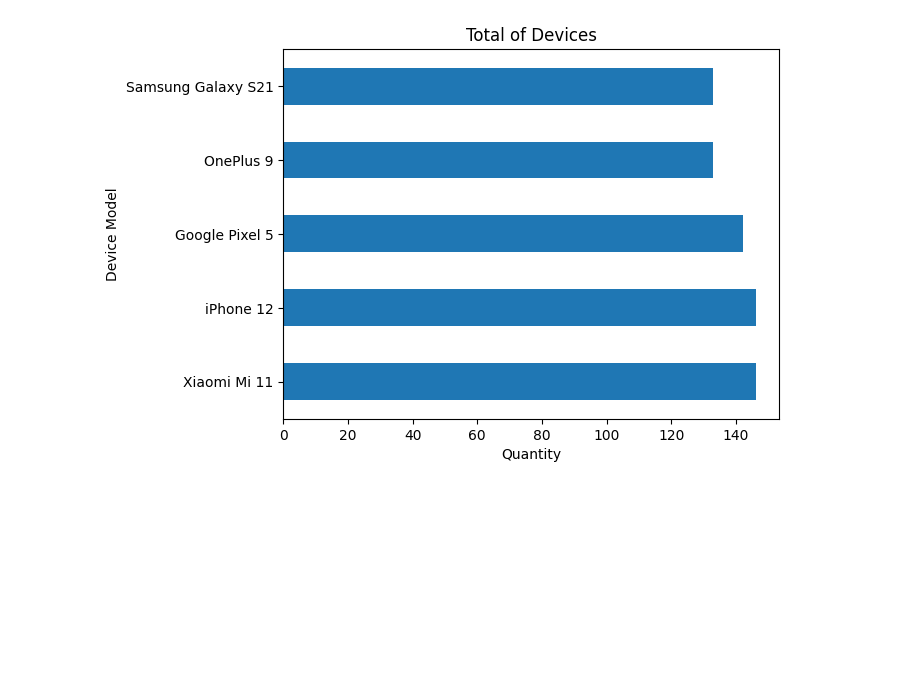
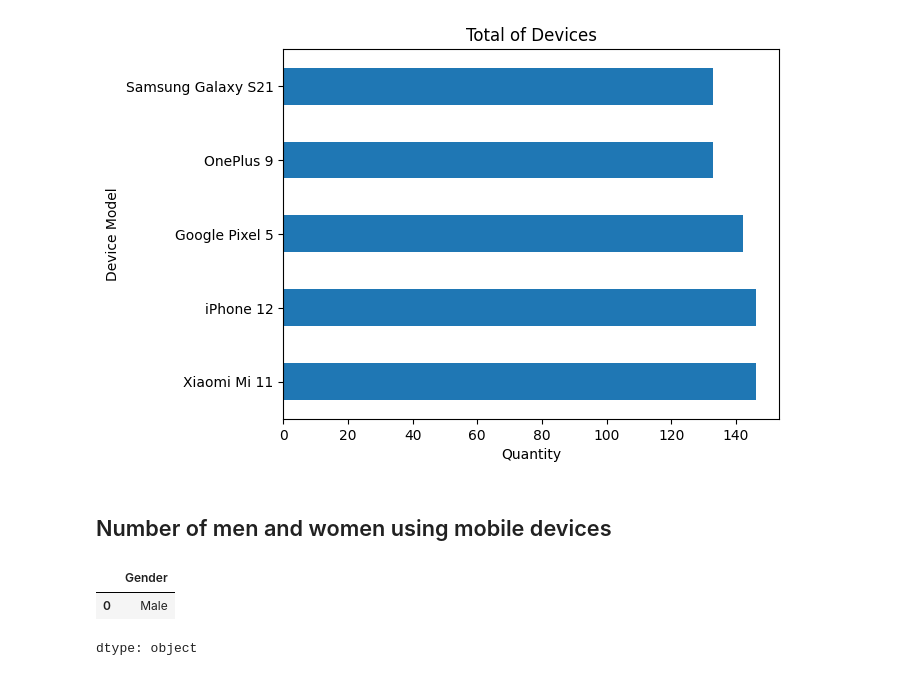
Before and after one commit to Matheus-Pombeiro/mobile_device_usage, a Jupyter notebook: mobile_device_usage.ipynb, the cells around one changed output. Saved outputs shown, nothing was run; the diff lists cells and outputs as text; code cells hidden in the pictures; blank space fills up the shorter version.

```diff
--- a/mobile_device_usage.ipynb
+++ b/mobile_device_usage.ipynb
@@ -56,3 +56,12 @@ dtype: int64
 total_of_devices.plot(kind='barh', title='Total of Devices', xlabel='Quantity', ylabel='Device Model');
 # %% [output]
 [figure]
+# %% [markdown]
+## Number of men and women using mobile devices
+# %%
+# Finding the mode of the 'Gender' column
+data['Gender'].mode()
+# %% [output]
+|  | Gender |
+| 0 | Male |
+dtype: object
```
Also changed, not shown: parts of 3 cells of this notebook.
